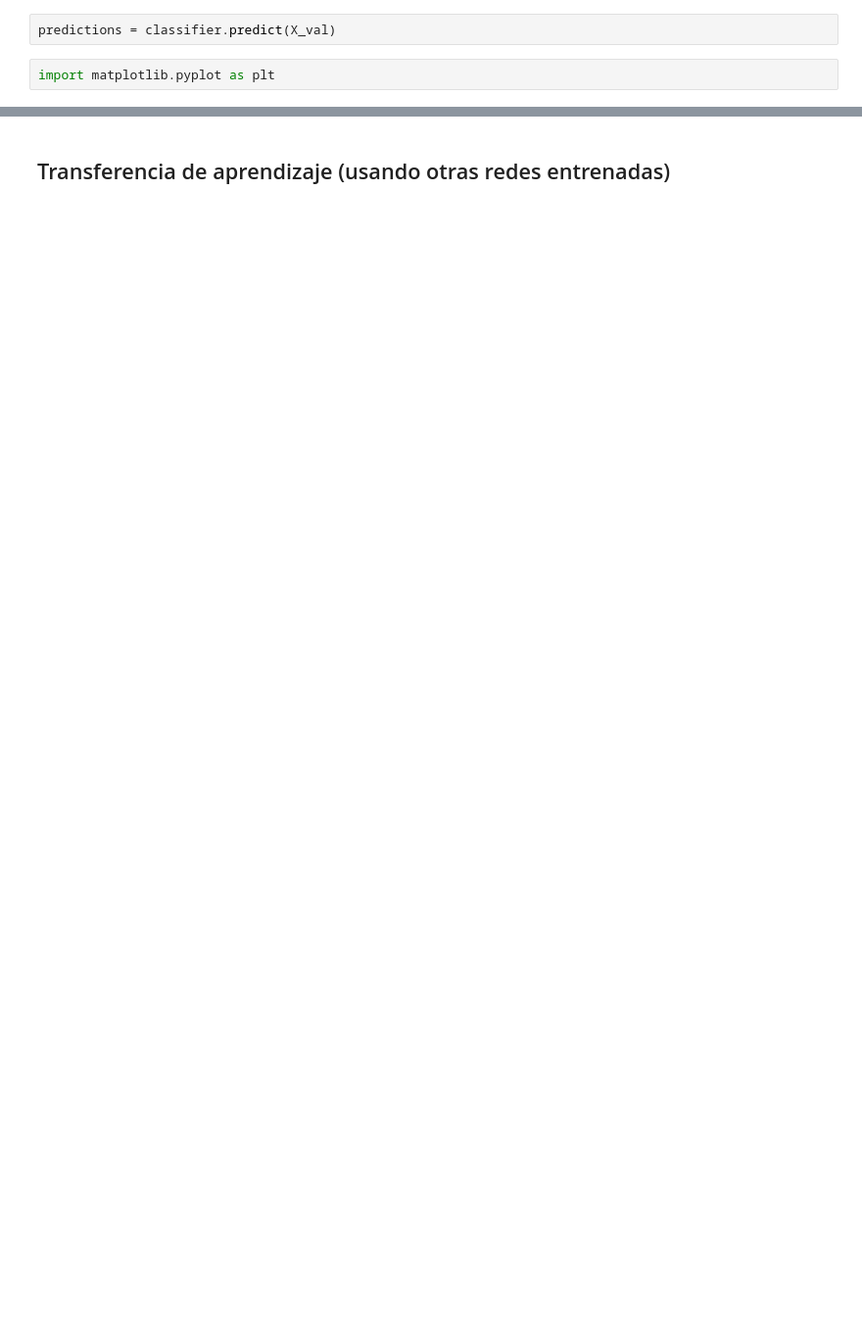
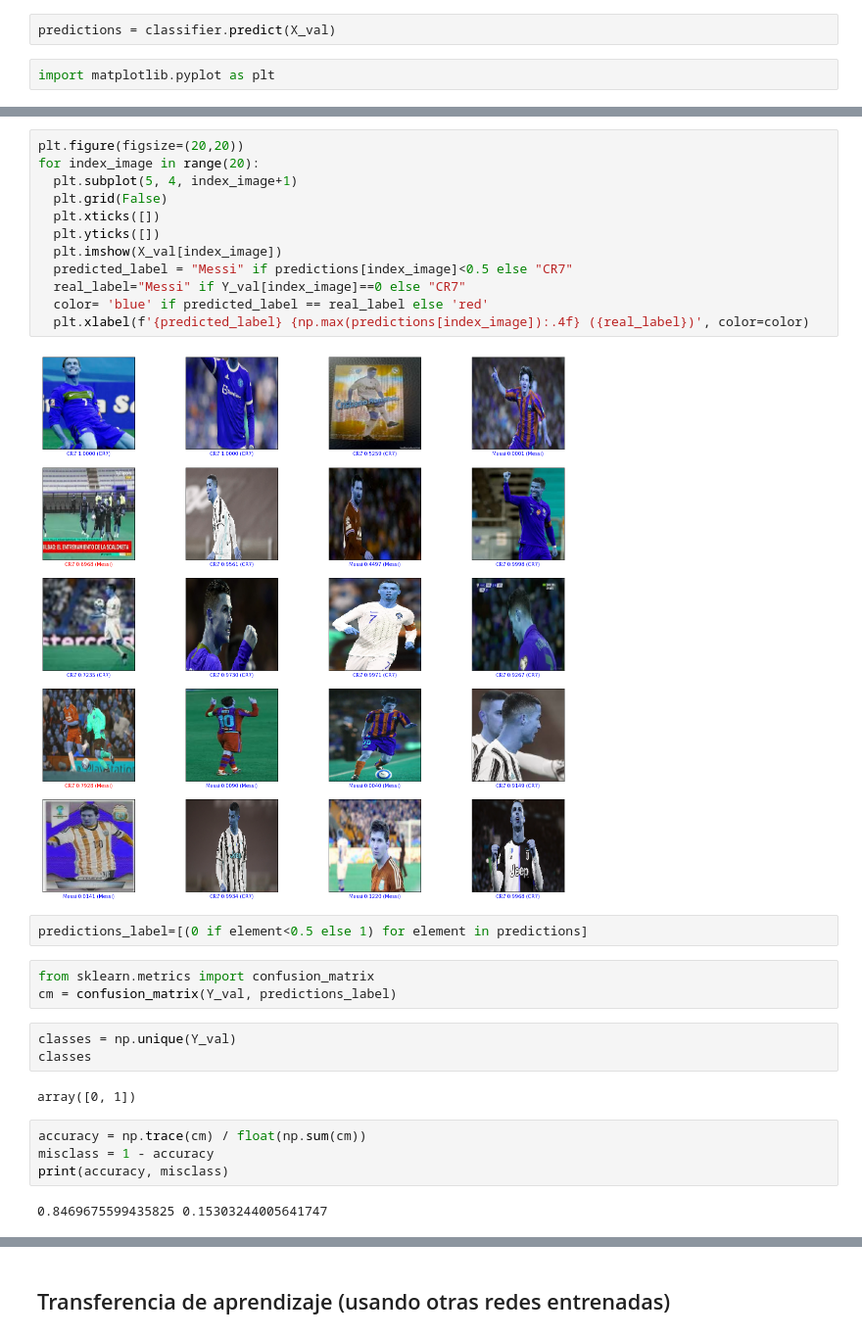
Before and after one commit to DaverArenas/DeepLearning_ImageClassification, a Jupyter notebook: Clasificacion_Imagenes_Futbol.ipynb, the cells around one changed output, grey strips where cells are left out. Shown at 98% size. Drawn from its saved outputs; the diff is of its cells as text; blank space fills up the shorter version.

```diff
--- a/Clasificacion_Imagenes_Futbol.ipynb
+++ b/Clasificacion_Imagenes_Futbol.ipynb
@@ -282,0 +230,30 @@ Text(0.5, 0, 'cr7 100% (cr7)')
+# %%
+plt.figure(figsize=(20,20))
+for index_image in range(20):
+  plt.subplot(5, 4, index_image+1)
+  plt.grid(False)
+  plt.xticks([])
+  plt.yticks([])
+  plt.imshow(X_val[index_image])
+  predicted_label = "Messi" if predictions[index_image]<0.5 else "CR7"
+  real_label="Messi" if Y_val[index_image]==0 else "CR7"
+  color= 'blue' if predicted_label == real_label else 'red'
+  plt.xlabel(f'{predicted_label} {np.max(predictions[index_image]):.4f} ({real_label})', color=color)
+# %% [output]
+[figure, added]
+# %%
+predictions_label=[(0 if element<0.5 else 1) for element in predictions]
+# %%
+from sklearn.metrics import confusion_matrix
+cm = confusion_matrix(Y_val, predictions_label)
+# %%
+classes = np.unique(Y_val)
+classes
+# %% [output]
+array([0, 1])
+# %%
+accuracy = np.trace(cm) / float(np.sum(cm))
+misclass = 1 - accuracy
+print(accuracy, misclass)
+# %% [output]
+0.8469675599435825 0.15303244005641747
```
Also changed, not shown: parts of 97 cells of this notebook.
